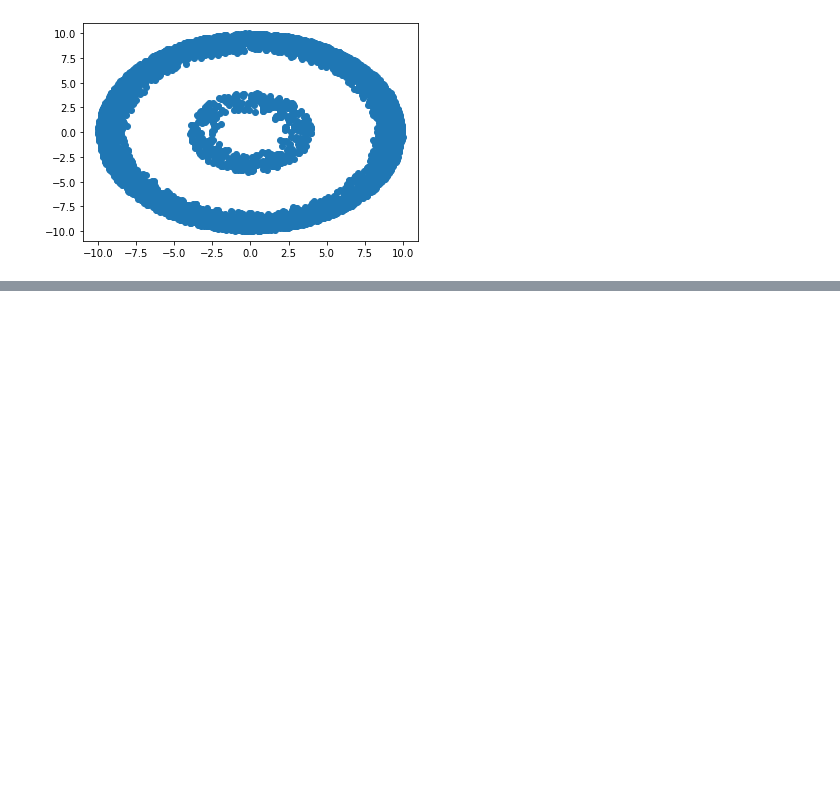
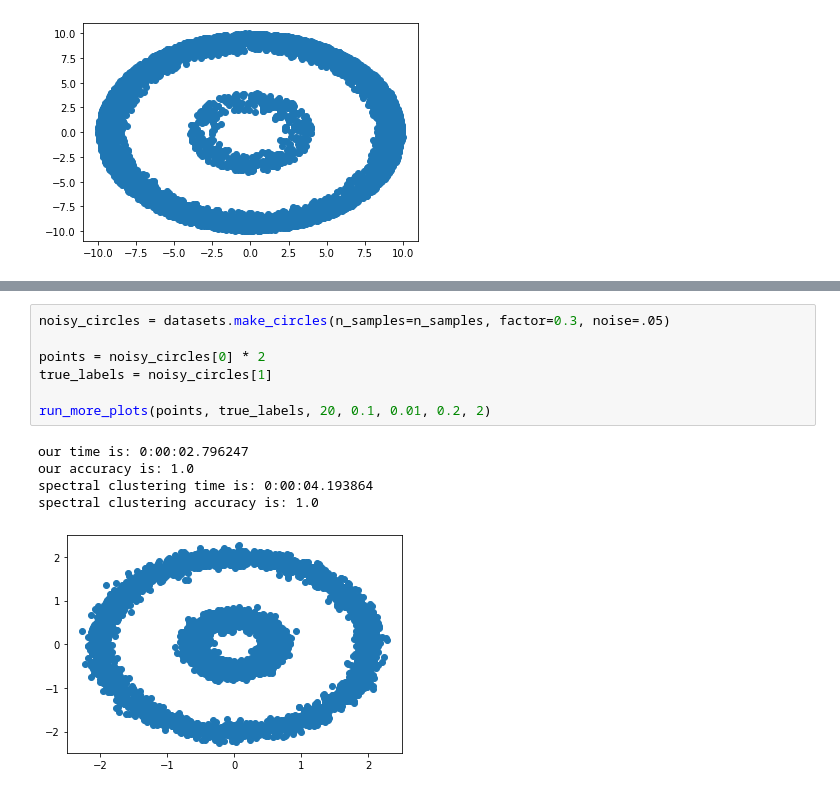
Before and after one commit to sahelyiyi/LocClustNLasso, a Jupyter notebook: loc_clust_kmeans.ipynb, the cells around one changed output, grey strips where cells are left out. Saved outputs shown, nothing was run; the diff lists cells and outputs as text; blank space fills up the shorter version.

```diff
--- a/loc_clust_kmeans.ipynb
+++ b/loc_clust_kmeans.ipynb
@@ -343,0 +526,13 @@ spectral clustering accuracy:  1.0
+# %%
+noisy_circles = datasets.make_circles(n_samples=n_samples, factor=0.3, noise=.05)
+
+points = noisy_circles[0] * 2
+true_labels = noisy_circles[1]
+
+run_more_plots(points, true_labels, 20, 0.1, 0.01, 0.2, 2)
+# %% [output]
+our time is: 0:00:02.796247
+our accuracy is: 1.0
+spectral clustering time is: 0:00:04.193864
+spectral clustering accuracy is: 1.0
+[figure, added]
```
Also changed, not shown: parts of 5 cells of this notebook.
